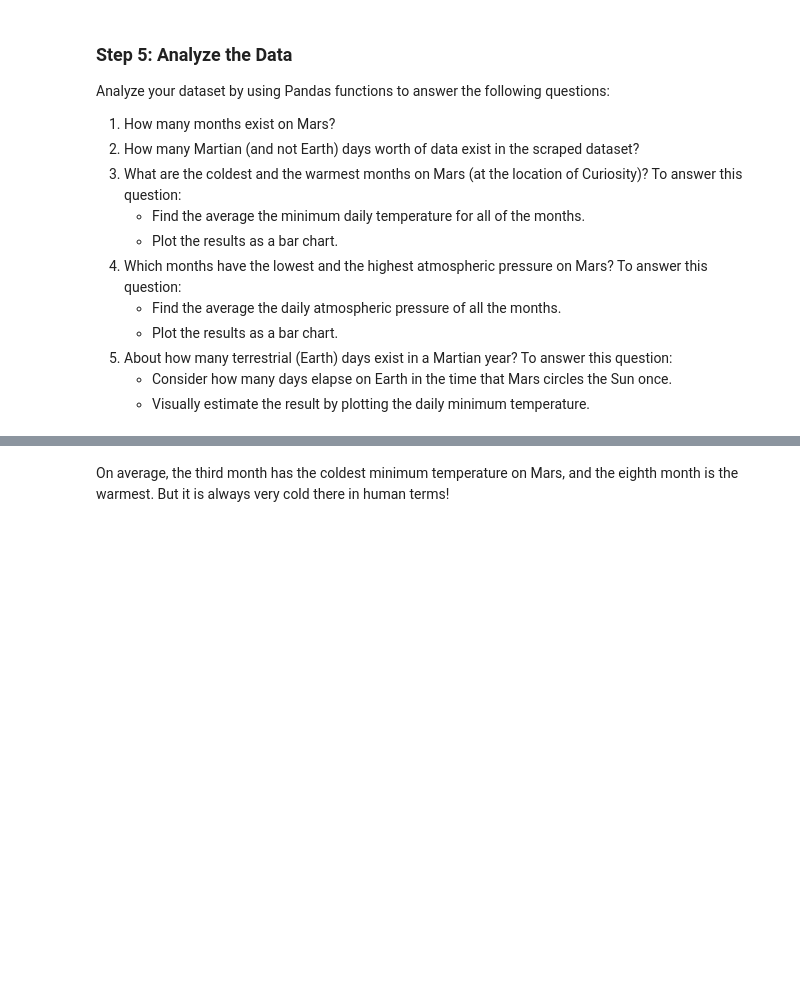
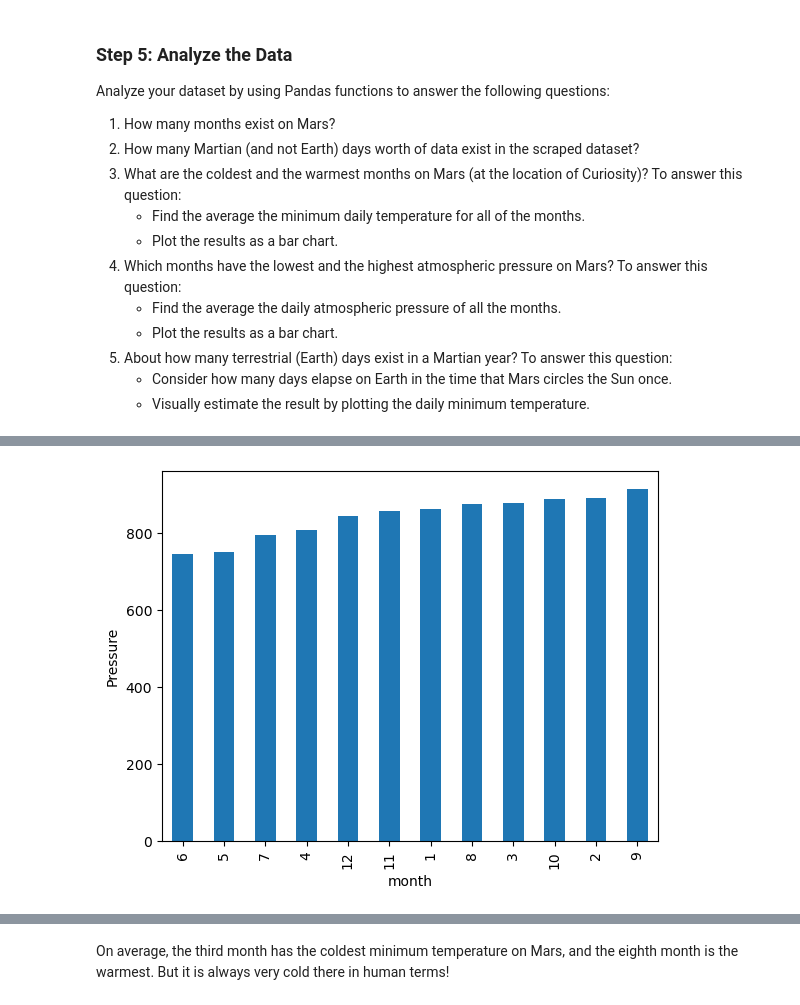
Before and after one commit to KDR9577/Mars-news, a Jupyter notebook: part_2_mars_weather.ipynb, the cells around one changed output, grey strips where cells are left out. Saved outputs shown, nothing was run; the diff lists cells and outputs as text; code cells hidden in the pictures; blank space fills up the shorter version.

```diff
--- a/part_2_mars_weather.ipynb
+++ b/part_2_mars_weather.ipynb
@@ -168,2 +237,4 @@ mars_df["month"].
 # %%
 # 4. Average pressure by Martian month
+avg_pressure = mars_df.groupby(["month"])["pressure"].mean()
+avg_pressure
@@ -170,4 +256,9 @@ mars_df["month"].
 # %%
 # Plot the average pressure by month
+avg_pressure.sort_values().plot(kind="bar")
+plt.ylabel("Pressure")
+plt.show()
+# %% [output]
+[figure, added]
 # %%
 # 5. How many terrestrial (earth) days are there in a Martian year?
```
Also changed, not shown: parts of 12 cells of this notebook, 1 other file.
